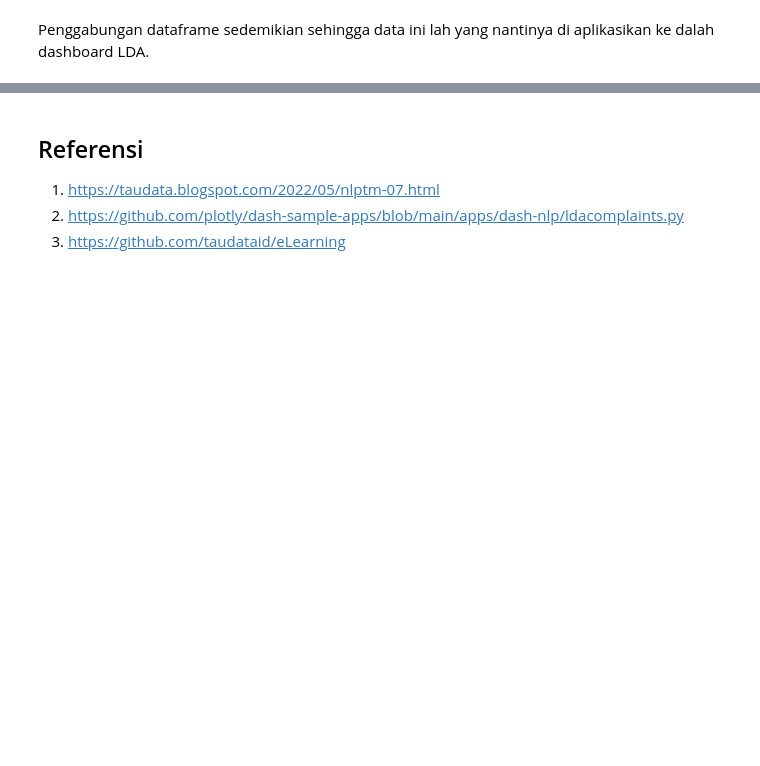
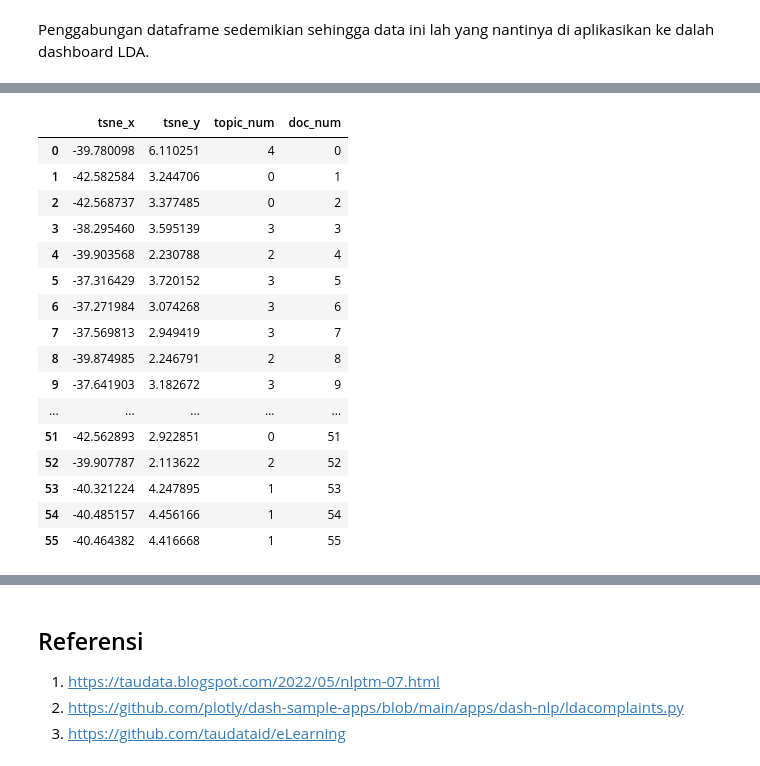
Before and after one commit to SalikFillah/Topic-Modelling, a Jupyter notebook: Latent_Dirichlet_Allocation.ipynb, the cells around one changed output, grey strips where cells are left out. Saved outputs shown, nothing was run; the diff lists cells and outputs as text; code cells hidden in the pictures; blank space fills up the shorter version.

```diff
--- a/Latent_Dirichlet_Allocation.ipynb
+++ b/Latent_Dirichlet_Allocation.ipynb
@@ -439,0 +474,28 @@ df_dominant_topic.head()
+# %%
+tsne_df = pd.DataFrame({
+    "tsne_x": tsne_lda[:, 0],
+    "tsne_y": tsne_lda[:, 1],
+    "topic_num": topic_num,
+    "doc_num": df_dominant_topic["Document_No"],
+}
+)
+# %%
+tsne_df
+# %% [output]
+|  | tsne_x | tsne_y | topic_num | doc_num |
+| 0 | -39.780098 | 6.110251 | 4 | 0 |
+| 1 | -42.582584 | 3.244706 | 0 | 1 |
+| 2 | -42.568737 | 3.377485 | 0 | 2 |
+| 3 | -38.295460 | 3.595139 | 3 | 3 |
+| 4 | -39.903568 | 2.230788 | 2 | 4 |
+| 5 | -37.316429 | 3.720152 | 3 | 5 |
+| 6 | -37.271984 | 3.074268 | 3 | 6 |
+| 7 | -37.569813 | 2.949419 | 3 | 7 |
+| 8 | -39.874985 | 2.246791 | 2 | 8 |
+| 9 | -37.641903 | 3.182672 | 3 | 9 |
+| ... | ... | ... | ... | ... |
+| 51 | -42.562893 | 2.922851 | 0 | 51 |
+| 52 | -39.907787 | 2.113622 | 2 | 52 |
+| 53 | -40.321224 | 4.247895 | 1 | 53 |
+| 54 | -40.485157 | 4.456166 | 1 | 54 |
+| 55 | -40.464382 | 4.416668 | 1 | 55 |
```
Also changed, not shown: parts of 10 cells of this notebook.
